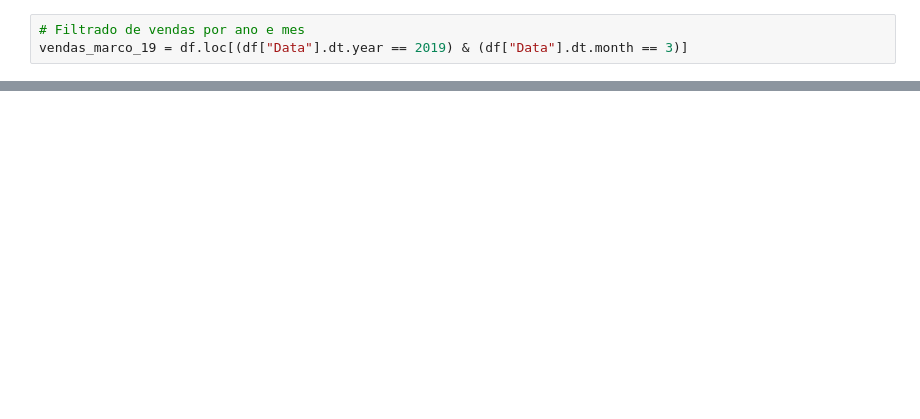
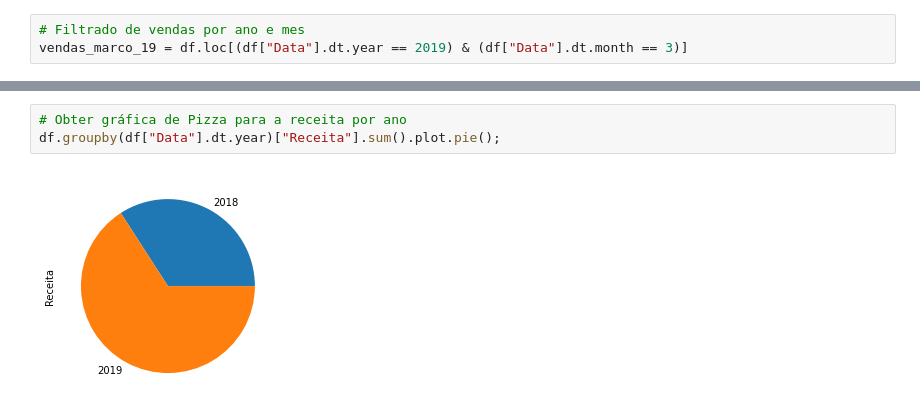
Before and after one commit to luisriego/An-lise-de-dados-com-Python-e-Pandas, a Jupyter notebook: excel_init.ipynb, the cells around one changed output, grey strips where cells are left out. Drawn from its saved outputs; the diff is of its cells as text; blank space fills up the shorter version.

```diff
--- a/excel_init.ipynb
+++ b/excel_init.ipynb
@@ -248,0 +288,5 @@ vendas_marco_19.sample(20)
+# %%
+# Obter gráfica de Pizza para a receita por ano
+df.groupby(df["Data"].dt.year)["Receita"].sum().plot.pie();
+# %% [output]
+[figure, added]
```
Also changed, not shown: parts of 21 cells of this notebook.
